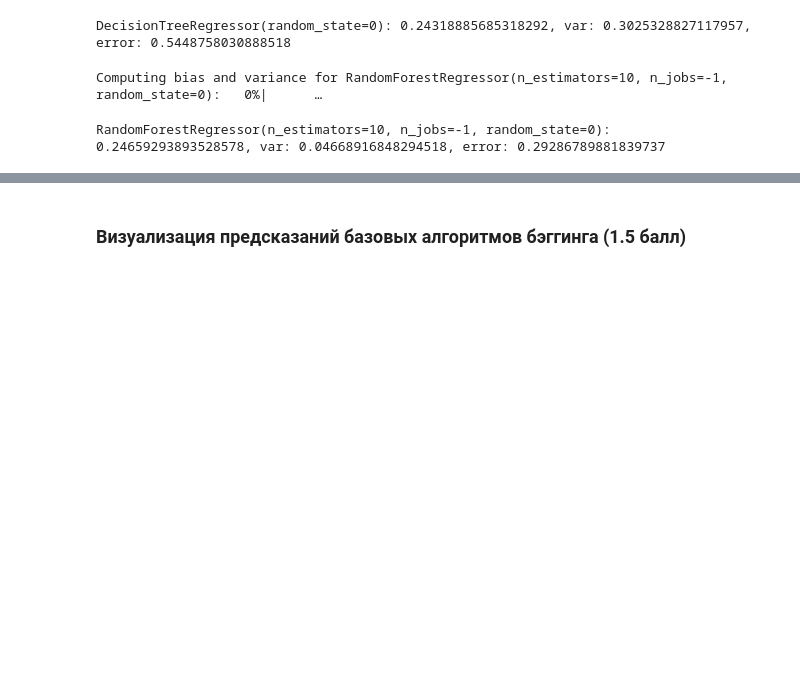
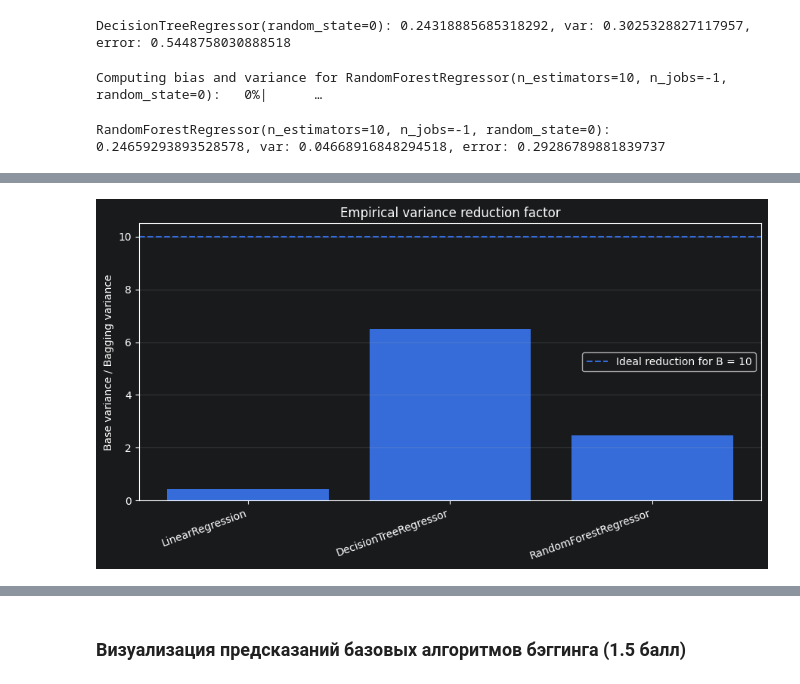
Before and after one commit to Shel2123/ML1_hw, a Jupyter notebook: hw5/Homework Practice 05 Trees.ipynb, the cells around one changed output, grey strips where cells are left out. Saved outputs shown, nothing was run; the diff lists cells and outputs as text; code cells hidden in the pictures; blank space fills up the shorter version.

```diff
--- a/hw5/Homework Practice 05 Trees.ipynb
+++ b/hw5/Homework Practice 05 Trees.ipynb
@@ -845,0 +968,16 @@ __Задание 10.3 (0.25 баллов)__
+# %%
+variance_ratio = np.array(base_variance) / np.array(bagging_variance)
+
+plt.figure(figsize=(9, 5))
+plt.bar(base_names, variance_ratio)
+
+plt.axhline(10, linestyle="--", label="Ideal reduction for B = 10")
+plt.ylabel("Base variance / Bagging variance")
+plt.title("Empirical variance reduction factor")
+plt.xticks(rotation=20, ha="right")
+plt.legend()
+plt.grid(axis="y", alpha=0.3)
+plt.tight_layout()
+plt.show()
+# %% [output]
+[figure, added]
```
Also changed, not shown: parts of 14 cells of this notebook.
